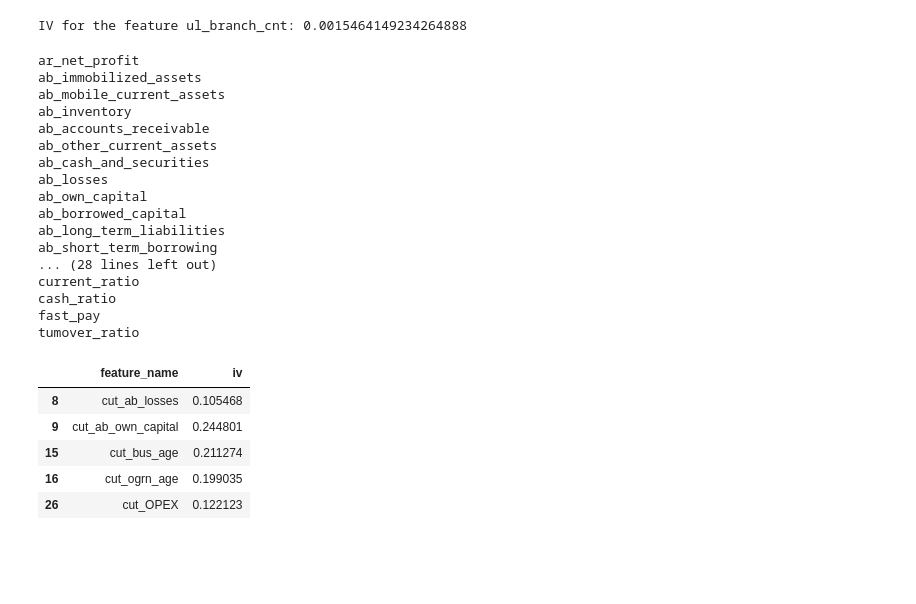
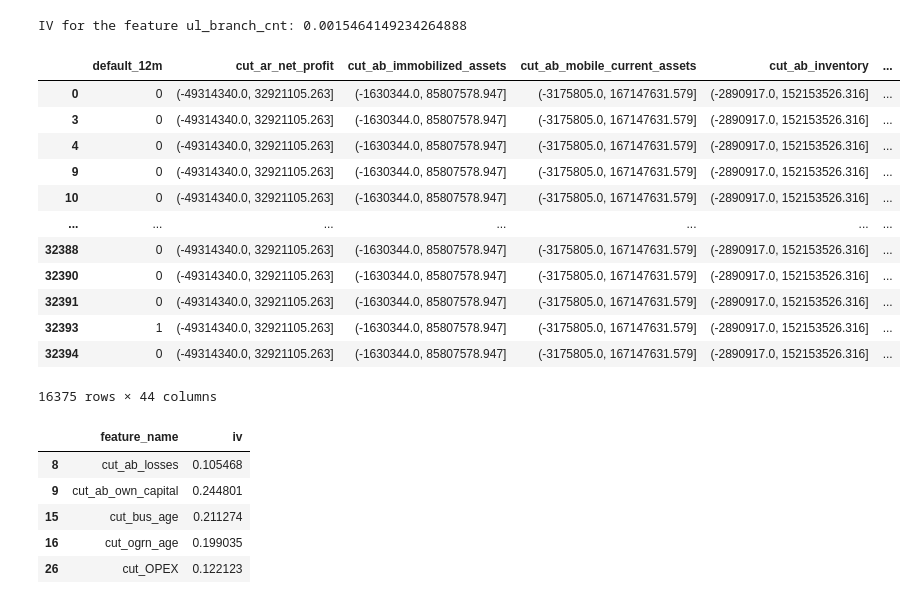
Before and after one commit to Stuksus/Hackaton_SBER, a Jupyter notebook: prepare_features.ipynb, the cells around one changed output. Drawn from its saved outputs; the diff is of its cells as text; code cells hidden in the pictures; blank space fills up the shorter version.

```diff
--- a/prepare_features.ipynb
+++ b/prepare_features.ipynb
@@ -367,7 +370,7 @@ number_bins = range(1, 20)
 ivvv = []
 
 for feature in train_df_part_2_new_features.columns:
-    print(feature)
+
     if feature == 'default_12m':
         continue
     name = 'cut_' + str(feature)
@@ -380,26 +383,25 @@ for feature in train_df_part_2_new_features.columns:
         bin_iv[A] = B
     cut_bin = max(bin_iv, key=bin_iv.get)
 
+
     train_df_part_2_new_features[name] = pd.cut(train_df_part_2_new_features[feature], cut_bin)
     del train_df_part_2_new_features[feature]
-# %% [output]
-ar_net_profit
-ab_immobilized_assets
-ab_mobile_current_assets
-ab_inventory
-ab_accounts_receivable
-ab_other_current_assets
-ab_cash_and_securities
-ab_losses
-ab_own_capital
-ab_borrowed_capital
-ab_long_term_liabilities
-ab_short_term_borrowing
-... (28 lines left out)
-current_ratio
-cash_ratio
-fast_pay
-tumover_ratio
+# %%
+train_df_part_2_new_features
+# %% [output]
+|  | default_12m | cut_ar_net_profit | cut_ab_immobilized_assets | cut_ab_mobile_current_assets | cut_ab_inventory | ... |
+| 0 | 0 | (-49314340.0, 32921105.263] | (-1630344.0, 85807578.947] | (-3175805.0, 167147631.579] | (-2890917.0, 152153526.316] | ... |
+| 3 | 0 | (-49314340.0, 32921105.263] | (-1630344.0, 85807578.947] | (-3175805.0, 167147631.579] | (-2890917.0, 152153526.316] | ... |
+| 4 | 0 | (-49314340.0, 32921105.263] | (-1630344.0, 85807578.947] | (-3175805.0, 167147631.579] | (-2890917.0, 152153526.316] | ... |
+| 9 | 0 | (-49314340.0, 32921105.263] | (-1630344.0, 85807578.947] | (-3175805.0, 167147631.579] | (-2890917.0, 152153526.316] | ... |
+| 10 | 0 | (-49314340.0, 32921105.263] | (-1630344.0, 85807578.947] | (-3175805.0, 167147631.579] | (-2890917.0, 152153526.316] | ... |
+| ... | ... | ... | ... | ... | ... | ... |
+| 32388 | 0 | (-49314340.0, 32921105.263] | (-1630344.0, 85807578.947] | (-3175805.0, 167147631.579] | (-2890917.0, 152153526.316] | ... |
+| 32390 | 0 | (-49314340.0, 32921105.263] | (-1630344.0, 85807578.947] | (-3175805.0, 167147631.579] | (-2890917.0, 152153526.316] | ... |
+| 32391 | 0 | (-49314340.0, 32921105.263] | (-1630344.0, 85807578.947] | (-3175805.0, 167147631.579] | (-2890917.0, 152153526.316] | ... |
+| 32393 | 1 | (-49314340.0, 32921105.263] | (-1630344.0, 85807578.947] | (-3175805.0, 167147631.579] | (-2890917.0, 152153526.316] | ... |
+| 32394 | 0 | (-49314340.0, 32921105.263] | (-1630344.0, 85807578.947] | (-3175805.0, 167147631.579] | (-2890917.0, 152153526.316] | ... |
+16375 rows × 44 columns
 # %%
 def calc_iv_features(df, target):
     ivs = []
```
Also changed, not shown: parts of 13 cells of this notebook.
